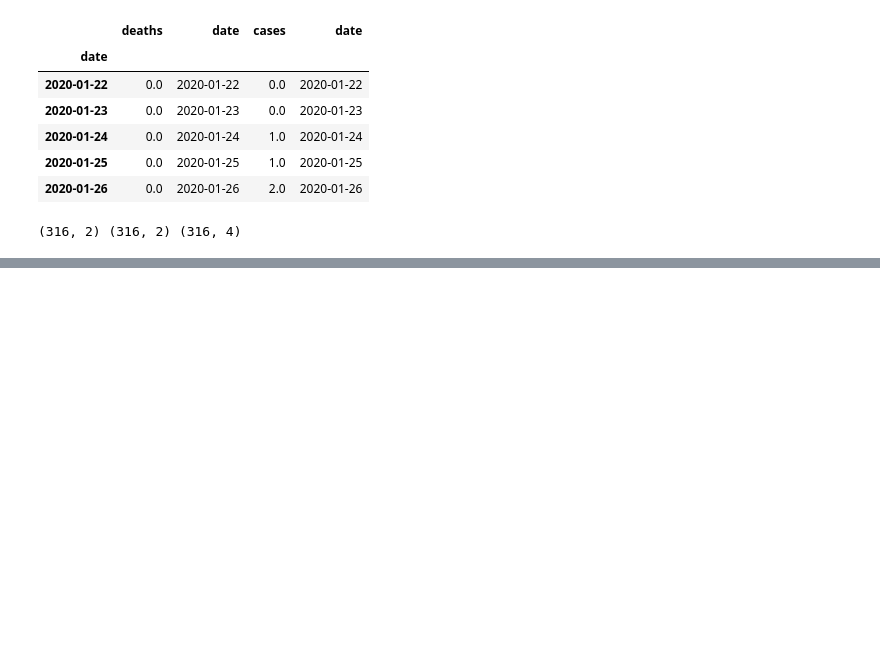
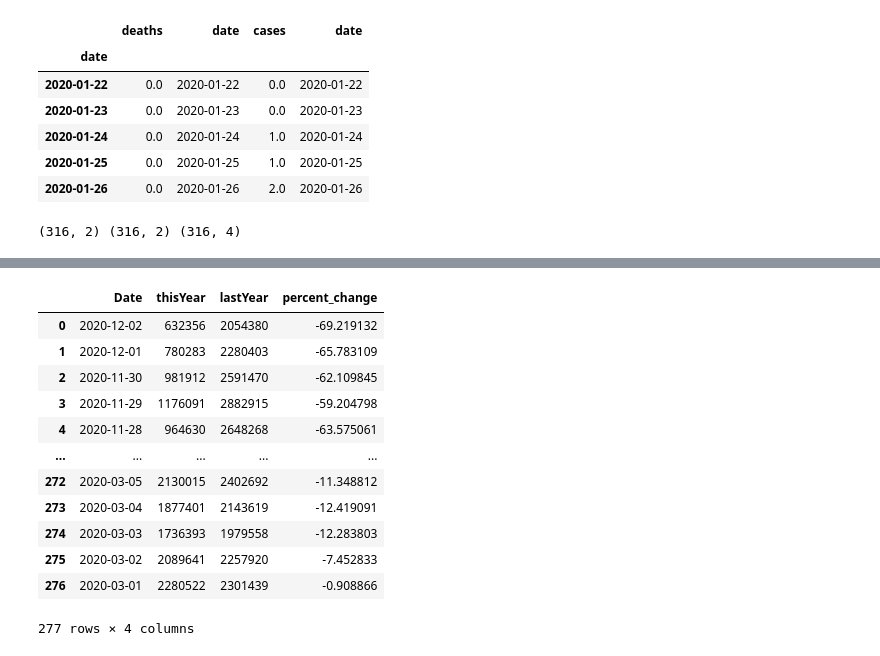
Before and after one commit to abhatt95/COVID-19-mobility-impact, a Jupyter notebook: Cleanup aggregation and EDA.ipynb, the cells around one changed output, grey strips where cells are left out. Saved outputs shown, nothing was run; the diff lists cells and outputs as text; code cells hidden in the pictures; blank space fills up the shorter version.

```diff
--- a/Cleanup aggregation and EDA.ipynb
+++ b/Cleanup aggregation and EDA.ipynb
@@ -449,0 +551,15 @@ arrays to stack must be passed as a "sequence" type such as list or tuple. Suppo
+# %%
+class TSACheckInTuple:
+    def __init__(self,date='9999-12-01',thisYear=-1,lastYear=-1):
+        self.date = date
+        self.thisYear = thisYear
+        self.lastYear = lastYear
+
+    def isValidRecord(self):
+        valid = True
+        if self.date!='9999-12-01' and self.thisYear !=-1 and self.lastYear!=-1:
+            return valid
+        return not valid
+
+    def getRecord(self):
+        return [self.date,self.thisYear,self.lastYear]
@@ -449,0 +635,18 @@ arrays to stack must be passed as a "sequence" type such as list or tuple. Suppo
+# %%
+TSA_df['percent_change'] = ((TSA_df['thisYear'] - TSA_df['lastYear'])/TSA_df['lastYear'])*100
+# %%
+TSA_df
+# %% [output]
+|  | Date | thisYear | lastYear | percent_change |
+| 0 | 2020-12-02 | 632356 | 2054380 | -69.219132 |
+| 1 | 2020-12-01 | 780283 | 2280403 | -65.783109 |
+| 2 | 2020-11-30 | 981912 | 2591470 | -62.109845 |
+| 3 | 2020-11-29 | 1176091 | 2882915 | -59.204798 |
+| 4 | 2020-11-28 | 964630 | 2648268 | -63.575061 |
+| ... | ... | ... | ... | ... |
+| 272 | 2020-03-05 | 2130015 | 2402692 | -11.348812 |
+| 273 | 2020-03-04 | 1877401 | 2143619 | -12.419091 |
+| 274 | 2020-03-03 | 1736393 | 1979558 | -12.283803 |
+| 275 | 2020-03-02 | 2089641 | 2257920 | -7.452833 |
+| 276 | 2020-03-01 | 2280522 | 2301439 | -0.908866 |
+277 rows × 4 columns
```
Also changed, not shown: parts of 28 cells of this notebook.
